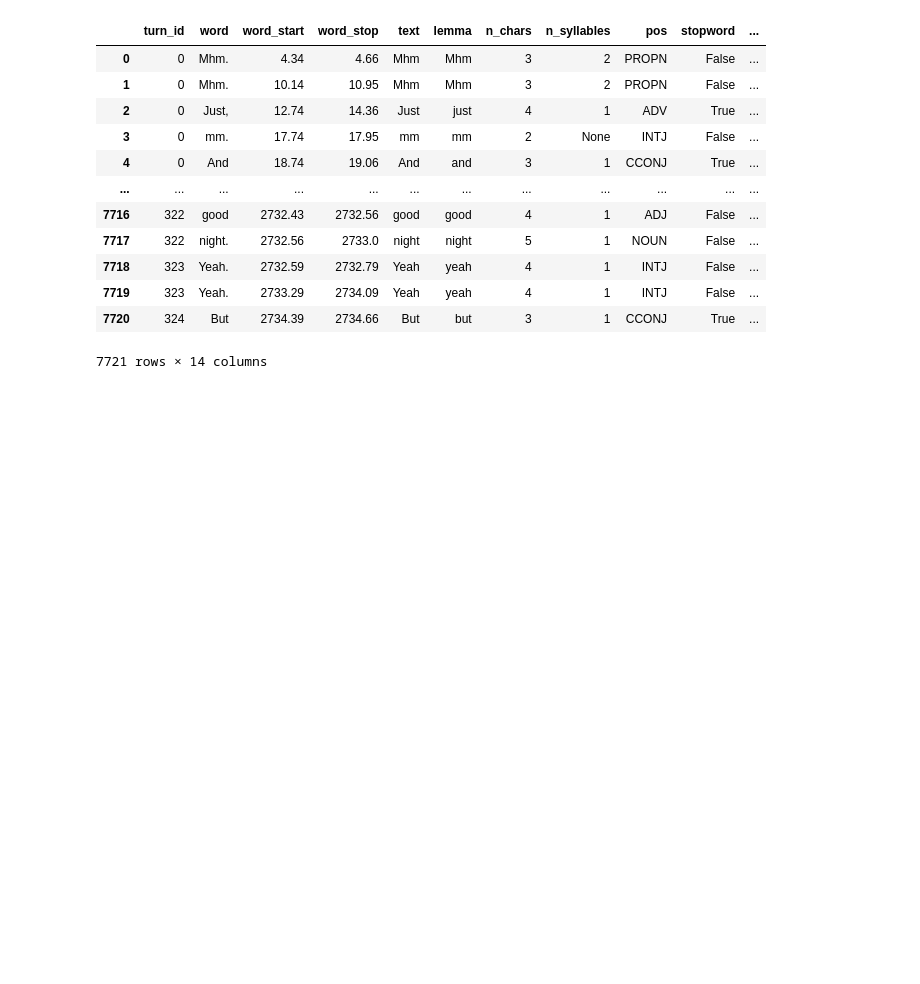
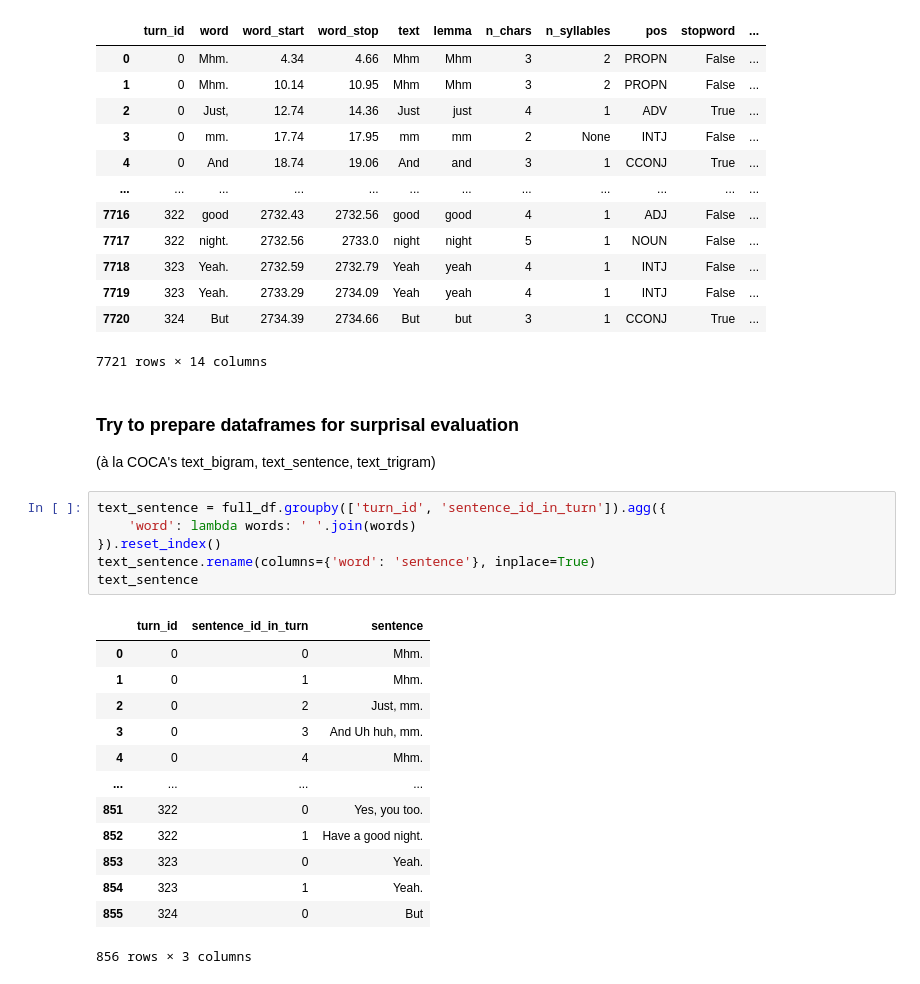
Before and after one commit to kinanmartin/context_and_reduction, a Jupyter notebook: notebooks/candor_control_predictors.ipynb, the cells around one changed output. Cells and saved outputs as stored; diff of their text form; blank space fills up the shorter version.

```diff
--- a/notebooks/candor_control_predictors.ipynb
+++ b/notebooks/candor_control_predictors.ipynb
@@ -290,3 +290,26 @@ full_df
 | 7719 | 323 | Yeah. | 2733.29 | 2734.09 | Yeah | yeah | 4 | 1 | INTJ | False | ... |
 | 7720 | 324 | But | 2734.39 | 2734.66 | But | but | 3 | 1 | CCONJ | True | ... |
 7721 rows × 14 columns
+# %% [markdown]
+### Try to prepare dataframes for surprisal evaluation
+(à la COCA's text_bigram, text_sentence, text_trigram)
+# %%
+text_sentence = full_df.groupby(['turn_id', 'sentence_id_in_turn']).agg({
+    'word': lambda words: ' '.join(words)
+}).reset_index()
+text_sentence.rename(columns={'word': 'sentence'}, inplace=True)
+text_sentence
+# %% [output]
+|  | turn_id | sentence_id_in_turn | sentence |
+| 0 | 0 | 0 | Mhm. |
+| 1 | 0 | 1 | Mhm. |
+| 2 | 0 | 2 | Just, mm. |
+| 3 | 0 | 3 | And Uh huh, mm. |
+| 4 | 0 | 4 | Mhm. |
+| ... | ... | ... | ... |
+| 851 | 322 | 0 | Yes, you too. |
+| 852 | 322 | 1 | Have a good night. |
+| 853 | 323 | 0 | Yeah. |
+| 854 | 323 | 1 | Yeah. |
+| 855 | 324 | 0 | But |
+856 rows × 3 columns
```
Also changed, not shown: parts of 5 cells of this notebook, 3 other files.
